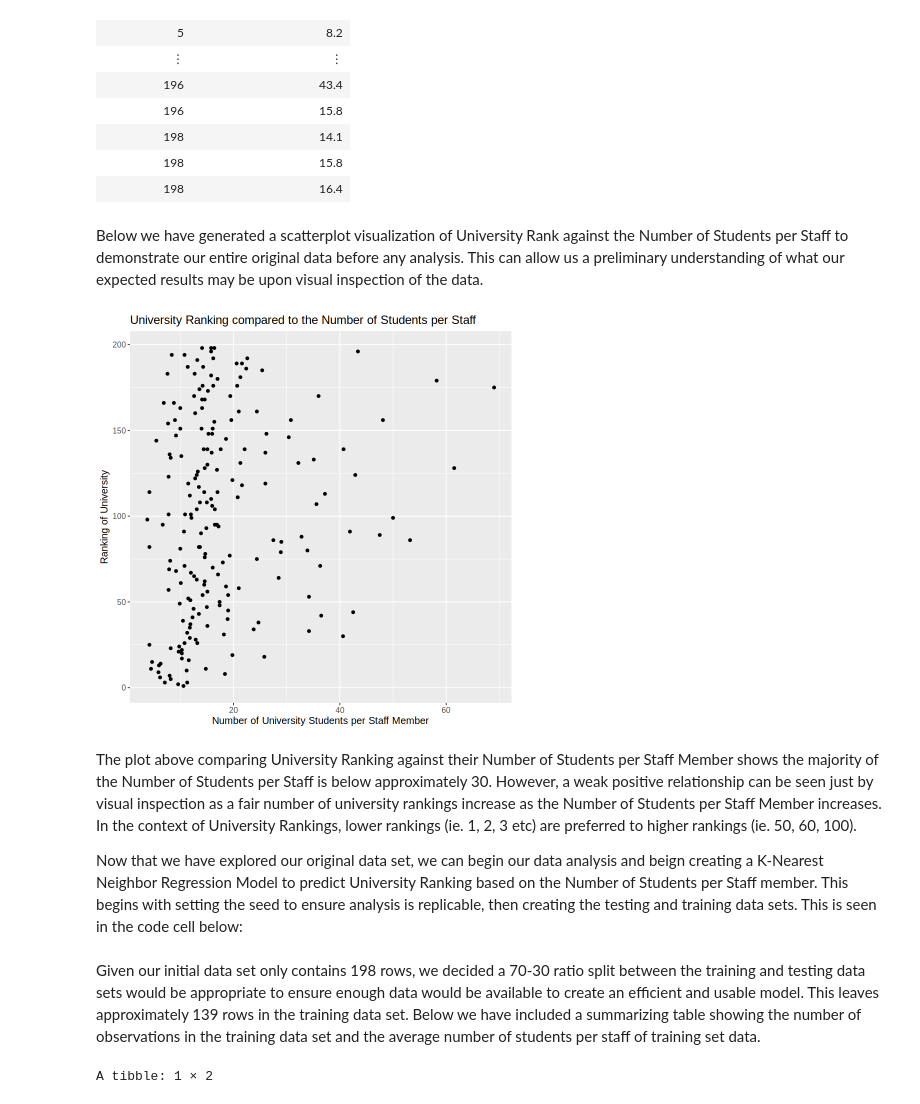
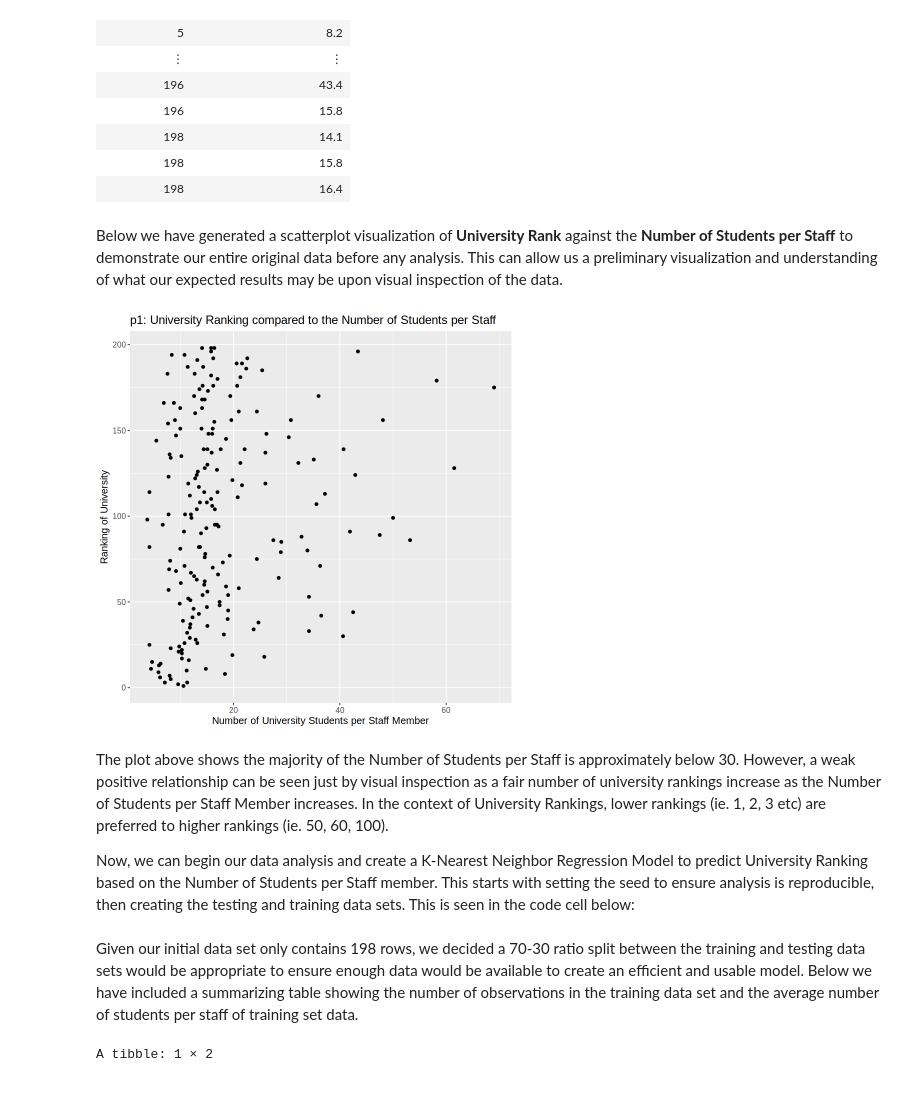
Before and after one commit to petercmh01/DSCI_004_Group_36, a Jupyter notebook: group_project_report.ipynb, the cells around one changed output. Saved outputs shown, nothing was run; the diff lists cells and outputs as text; code cells hidden in the pictures.

Commit message:
worked in the wrong file
But still okay because I'll just save it and copy and paste the work into the correct file :)

```diff
--- a/group_project_report.ipynb
+++ b/group_project_report.ipynb
@@ -130,22 +129,22 @@ A tibble: 199 × 2
 | 198 | 15.8 |
 | 198 | 16.4 |
 # %% [markdown]
-Below we have generated a scatterplot visualization of University Rank against the Number of Students per Staff to demonstrate our entire original data before any analysis. This can allow us a preliminary understanding of what our expected results may be upon visual inspection of the data.
+Below we have generated a scatterplot visualization of **University Rank** against the **Number of Students per Staff** to demonstrate our entire original data before any analysis. This can allow us a preliminary visualization and understanding of what our expected results may be upon visual inspection of the data.
 # %%
 rank_student_plot <- university_rank_students |>
     ggplot(aes(x = number_students_per_staff, y = university_rank)) +
     geom_point() +
     xlab("Number of University Students per Staff Member") +
     ylab("Ranking of University") +
-    ggtitle("University Ranking compared to the Number of Students per Staff") +
+    ggtitle("p1: University Ranking compared to the Number of Students per Staff") +
     theme(text = element_text(size=12))
 rank_student_plot
 # %% [output]
-[figure, old version]
+[figure, new version]
 # %% [markdown]
-The plot above comparing University Ranking against their Number of Students per Staff Member shows the majority of the Number of Students per Staff is below approximately 30. However, a weak positive relationship can be seen just by visual inspection as a fair number of university rankings increase as the Number of Students per Staff Member increases. In the context of University Rankings, lower rankings (ie. 1, 2, 3 etc) are preferred to higher rankings (ie. 50, 60, 100).
+The plot above shows the majority of the Number of Students per Staff is approximately below 30. However, a weak positive relationship can be seen just by visual inspection as a fair number of university rankings increase as the Number of Students per Staff Member increases. In the context of University Rankings, lower rankings (ie. 1, 2, 3 etc) are preferred to higher rankings (ie. 50, 60, 100).
 
-Now that we have explored our original data set, we can begin our data analysis and beign creating a K-Nearest Neighbor Regression Model to predict University Ranking based on the Number of Students per Staff member. This begins with setting the seed to ensure analysis is replicable, then creating the testing and training data sets. This is seen in the code cell below:
+Now, we can begin our data analysis and create a K-Nearest Neighbor Regression Model to predict University Ranking based on the Number of Students per Staff member. This starts with setting the seed to ensure analysis is reproducible, then creating the testing and training data sets. This is seen in the code cell below:
 # %%
 set.seed(2023) #set seed DO NOT CHANGE!
 
@@ -153,7 +152,7 @@ university_split <- initial_split(university_rank_students, prop = 0.70, strata
 university_training <- training(university_split)
 university_testing <- testing(university_split)
 # %% [markdown]
-Given our initial data set only contains 198 rows, we decided a 70-30 ratio split between the training and testing data sets would be appropriate to ensure enough data would be available to create an efficient and usable model. This leaves approximately 139 rows in the training data set. Below we have included a summarizing table showing the number of observations in the training data set and the average number of students per staff of training set data.
+Given our initial data set only contains 198 rows, we decided a 70-30 ratio split between the training and testing data sets would be appropriate to ensure enough data would be available to create an efficient and usable model. Below we have included a summarizing table showing the number of observations in the training data set and the average number of students per staff of training set data.
 # %%
 #summarize training set in one table
 training_table <- university_training |>
```
Also changed, not shown: parts of 16 cells of this notebook.
